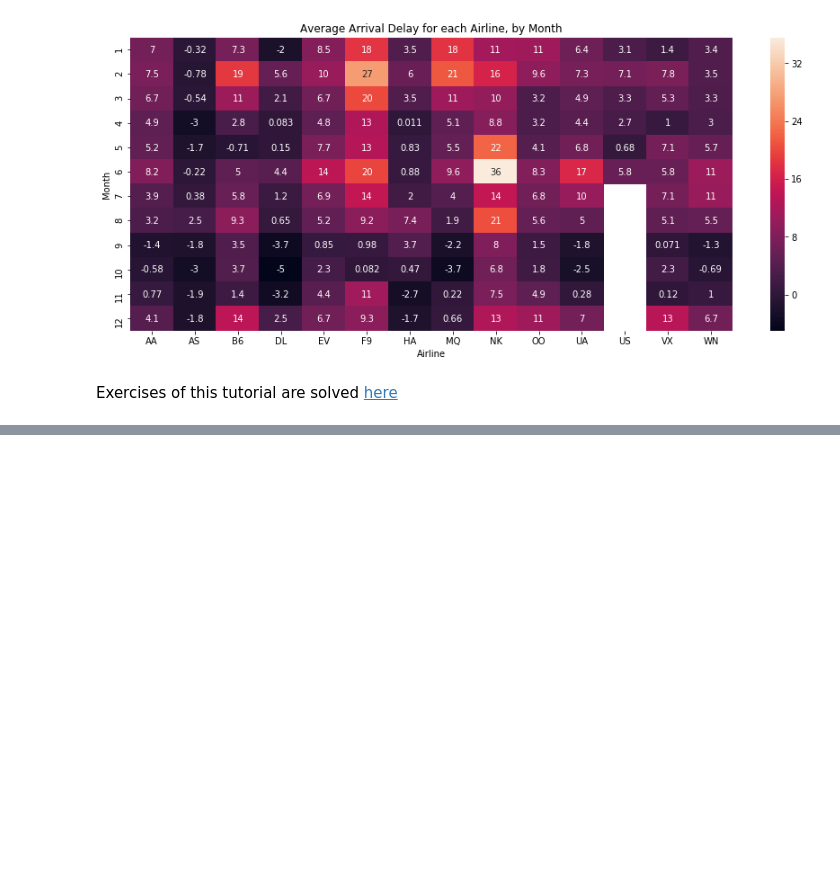
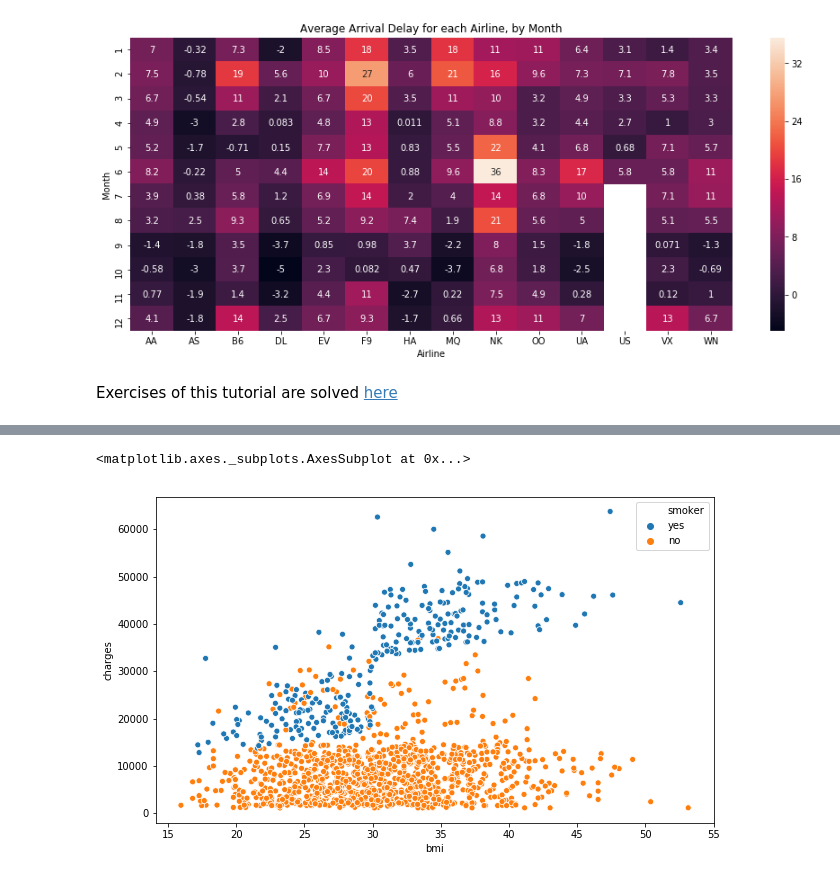
Before and after one commit to ShreyasJothish/datasciencestudygroup, a Jupyter notebook: MahendraBishnoi/02_Data_Visualization_From_Non_Coder_to_Coder.ipynb, the cells around one changed output, grey strips where cells are left out. Drawn from its saved outputs; the diff is of its cells as text; code cells hidden in the pictures; blank space fills up the shorter version.

```diff
--- a/MahendraBishnoi/02_Data_Visualization_From_Non_Coder_to_Coder.ipynb
+++ b/MahendraBishnoi/02_Data_Visualization_From_Non_Coder_to_Coder.ipynb
@@ -245,0 +295,6 @@ Exercises of this tutorial are solved [here](https://www.kaggle.com/mahendrabish
+# %%
+plt.figure(figsize=(10, 6))
+sns.scatterplot(x=insurance_data['bmi'], y=insurance_data['charges'], hue=insurance_data['smoker'])
+# %% [output]
+<matplotlib.axes._subplots.AxesSubplot at 0x...>
+[figure, added]
```
Also changed, not shown: parts of 17 cells of this notebook.
